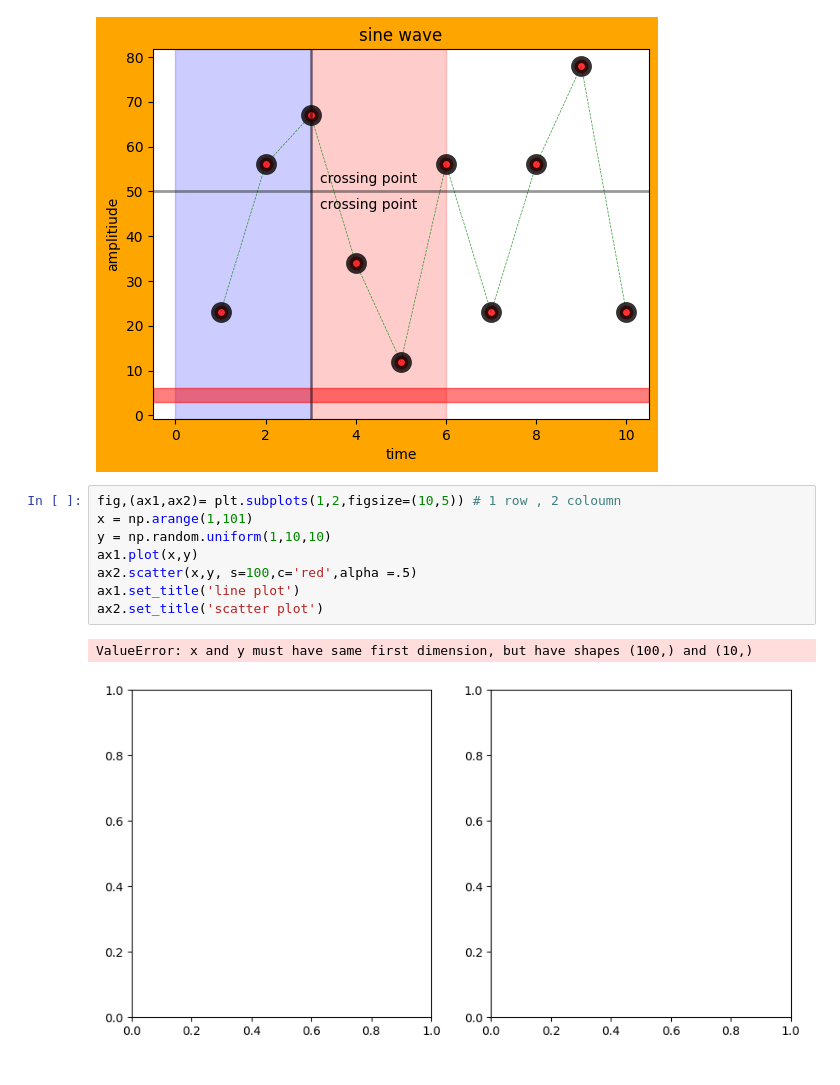
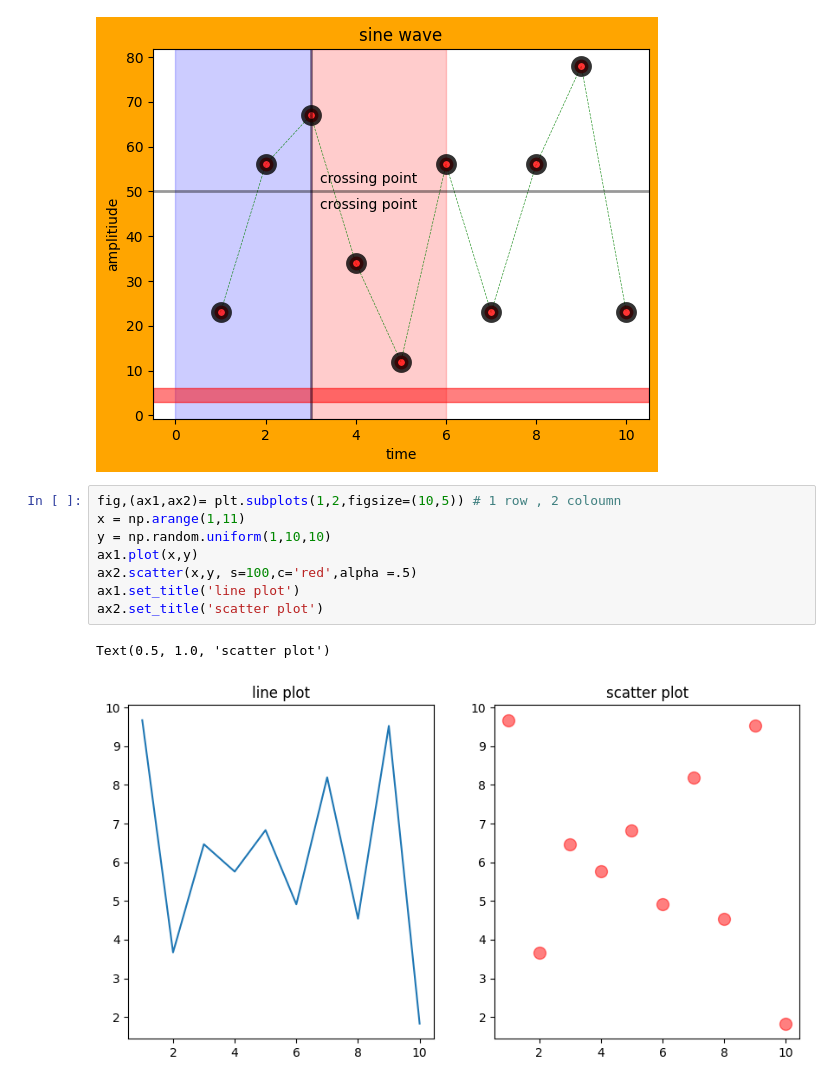
Before and after one commit to divyanshguatam/python-data-science, a Jupyter notebook: numpy.ipynb, the cells around one changed output. Saved outputs shown, nothing was run; the diff lists cells and outputs as text.

```diff
--- a/numpy.ipynb
+++ b/numpy.ipynb
@@ -433,12 +433,12 @@ ax.axhspan(3,6,color='red',alpha=.5)
 [figure]
 # %%
 fig,(ax1,ax2)= plt.subplots(1,2,figsize=(10,5)) # 1 row , 2 coloumn
-x = np.arange(1,101)
+x = np.arange(1,11)
 y = np.random.uniform(1,10,10)
 ax1.plot(x,y)
 ax2.scatter(x,y, s=100,c='red',alpha =.5)
 ax1.set_title('line plot')
 ax2.set_title('scatter plot')
 # %% [output]
-ValueError: x and y must have same first dimension, but have shapes (100,) and (10,)
+Text(0.5, 1.0, 'scatter plot')
-[figure, old version]
+[figure, new version]
```
Also changed, not shown: 5 other files.
